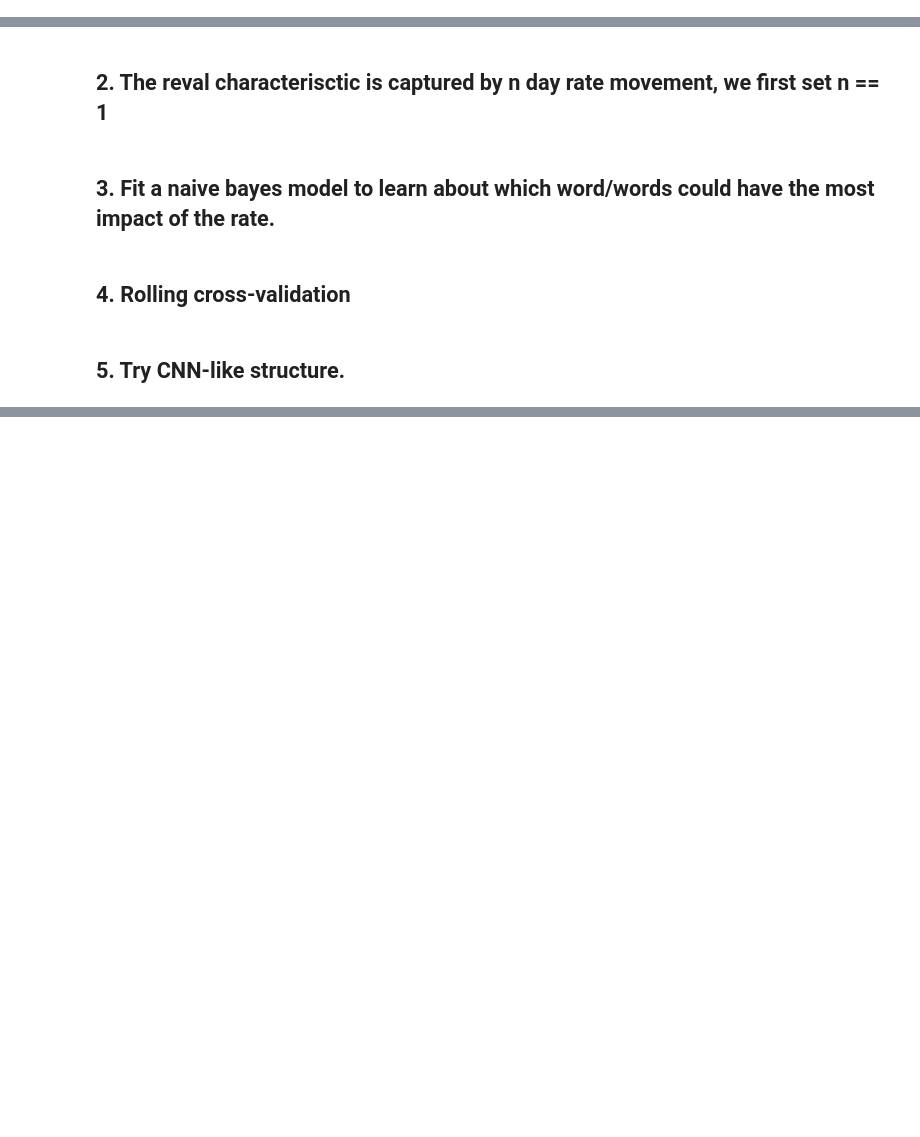
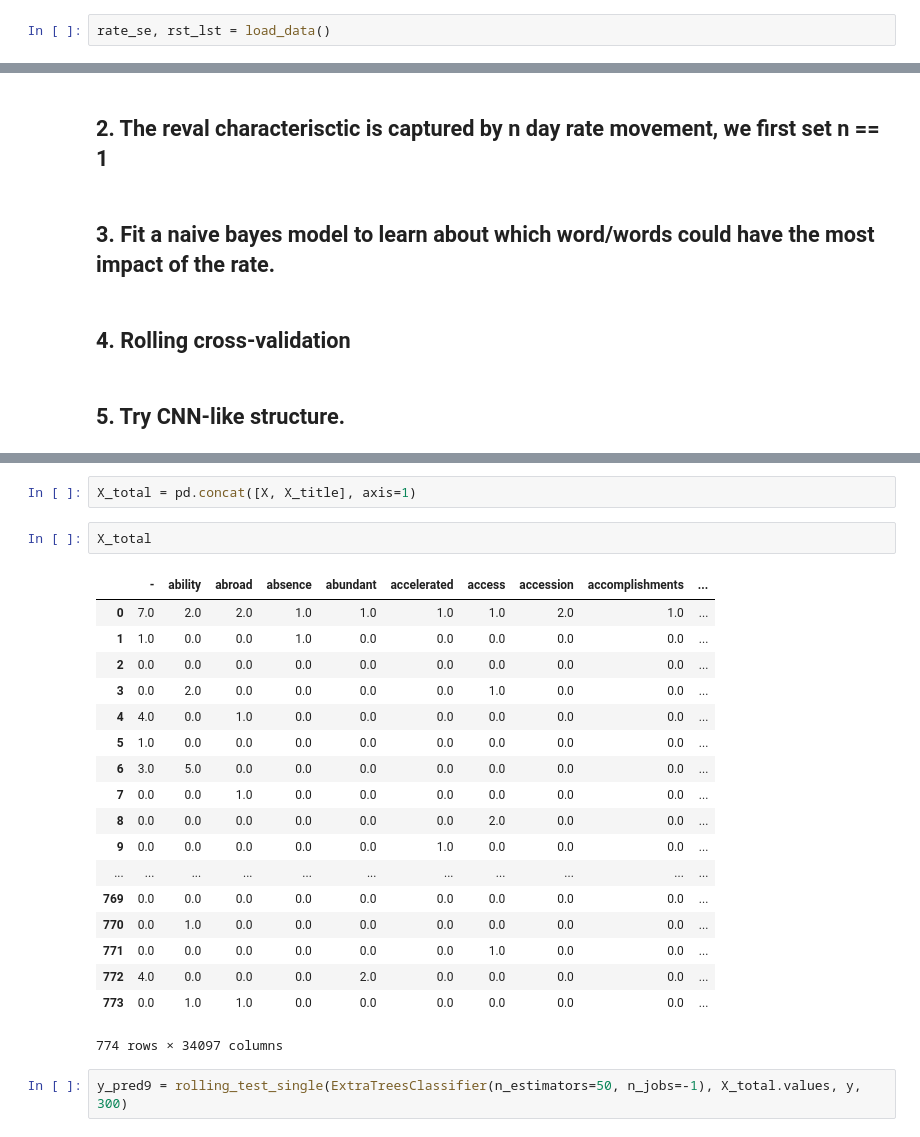
Before and after one commit to hhy845914111/NLP-Project, a Jupyter notebook: data_crawler_fed_speech.ipynb, the cells around one changed output, grey strips where cells are left out. Drawn from its saved outputs; the diff is of its cells as text; blank space fills up the shorter version.

```diff
--- a/data_crawler_fed_speech.ipynb
+++ b/data_crawler_fed_speech.ipynb
@@ -31,3 +19,5 @@ rate_se = rate_se.sort_index()
+# %%
+rate_se, rst_lst = load_data()
 # %%
 rate_se.plot();
 # %% [output]
@@ -198,0 +181,25 @@ evaluate(y[700:], y_pred3)
+# %%
+X_total = pd.concat([X, X_title], axis=1)
+# %%
+X_total
+# %% [output]
+|  | - | ability | abroad | absence | abundant | accelerated | access | accession | accomplishments | ... |
+| 0 | 7.0 | 2.0 | 2.0 | 1.0 | 1.0 | 1.0 | 1.0 | 2.0 | 1.0 | ... |
+| 1 | 1.0 | 0.0 | 0.0 | 1.0 | 0.0 | 0.0 | 0.0 | 0.0 | 0.0 | ... |
+| 2 | 0.0 | 0.0 | 0.0 | 0.0 | 0.0 | 0.0 | 0.0 | 0.0 | 0.0 | ... |
+| 3 | 0.0 | 2.0 | 0.0 | 0.0 | 0.0 | 0.0 | 1.0 | 0.0 | 0.0 | ... |
+| 4 | 4.0 | 0.0 | 1.0 | 0.0 | 0.0 | 0.0 | 0.0 | 0.0 | 0.0 | ... |
+| 5 | 1.0 | 0.0 | 0.0 | 0.0 | 0.0 | 0.0 | 0.0 | 0.0 | 0.0 | ... |
+| 6 | 3.0 | 5.0 | 0.0 | 0.0 | 0.0 | 0.0 | 0.0 | 0.0 | 0.0 | ... |
+| 7 | 0.0 | 0.0 | 1.0 | 0.0 | 0.0 | 0.0 | 0.0 | 0.0 | 0.0 | ... |
+| 8 | 0.0 | 0.0 | 0.0 | 0.0 | 0.0 | 0.0 | 2.0 | 0.0 | 0.0 | ... |
+| 9 | 0.0 | 0.0 | 0.0 | 0.0 | 0.0 | 1.0 | 0.0 | 0.0 | 0.0 | ... |
+| ... | ... | ... | ... | ... | ... | ... | ... | ... | ... | ... |
+| 769 | 0.0 | 0.0 | 0.0 | 0.0 | 0.0 | 0.0 | 0.0 | 0.0 | 0.0 | ... |
+| 770 | 0.0 | 1.0 | 0.0 | 0.0 | 0.0 | 0.0 | 0.0 | 0.0 | 0.0 | ... |
+| 771 | 0.0 | 0.0 | 0.0 | 0.0 | 0.0 | 0.0 | 1.0 | 0.0 | 0.0 | ... |
+| 772 | 4.0 | 0.0 | 0.0 | 0.0 | 2.0 | 0.0 | 0.0 | 0.0 | 0.0 | ... |
+| 773 | 0.0 | 1.0 | 1.0 | 0.0 | 0.0 | 0.0 | 0.0 | 0.0 | 0.0 | ... |
+774 rows × 34097 columns
+# %%
+y_pred9 = rolling_test_single(ExtraTreesClassifier(n_estimators=50, n_jobs=-1), X_total.values, y, 300)
```
Also changed, not shown: parts of 48 cells of this notebook, 8 other files.
